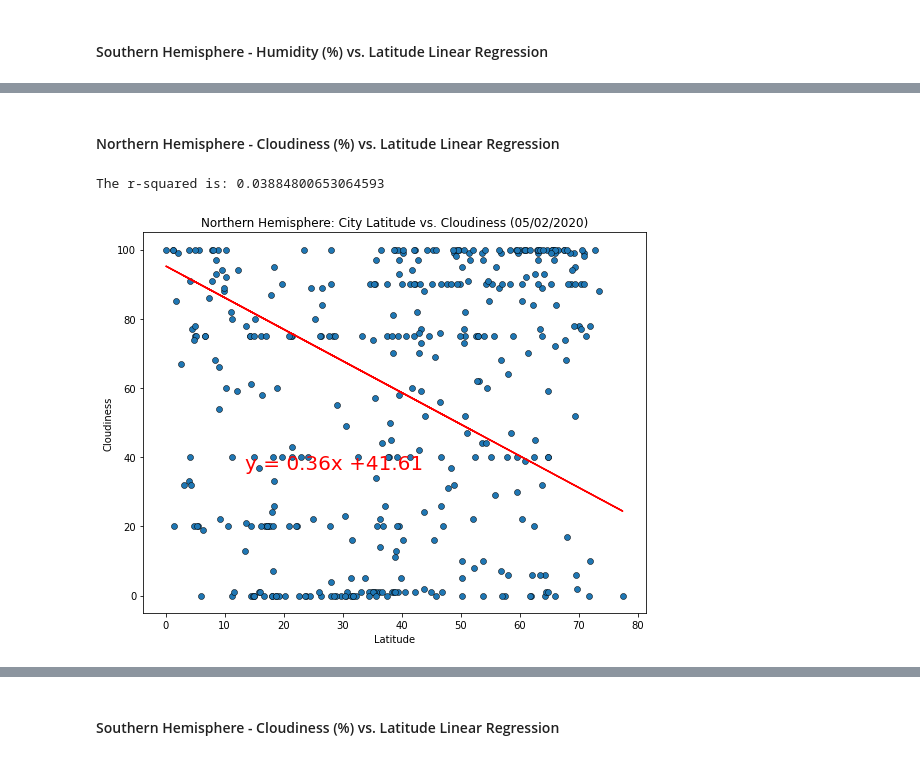
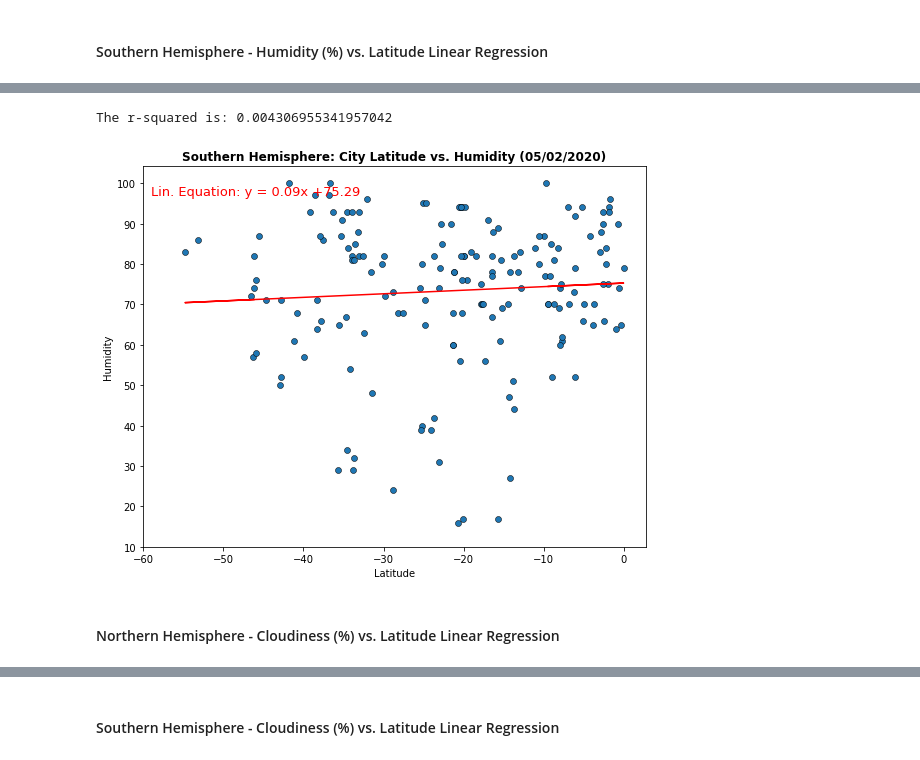
Before and after one commit to c-pompa/API-Challenge, a Jupyter notebook: WeatherPy/WeatherPy.ipynb, the cells around one changed output, grey strips where cells are left out. Saved outputs shown, nothing was run; the diff lists cells and outputs as text; code cells hidden in the pictures.

```diff
--- a/WeatherPy/WeatherPy.ipynb
+++ b/WeatherPy/WeatherPy.ipynb
@@ -611,7 +575,7 @@ The r-squared is: 0.0008996079328825663
+# %%
+hemisphereLinRegressPlots(lat_vs_humid_df, 'Southern')
+# %% [output]
+The r-squared is: 0.004306955341957042
+[figure, added]
 # %% [markdown]
 ####  Northern Hemisphere - Cloudiness (%) vs. Latitude Linear Regression
-# %%
-NorthernlinRegressPlots(lat_vs_cloudiness_df)
-# %% [output]
-The r-squared is: 0.03884800653064593
-[figure, removed]
```
Also changed, not shown: parts of 38 cells of this notebook.
